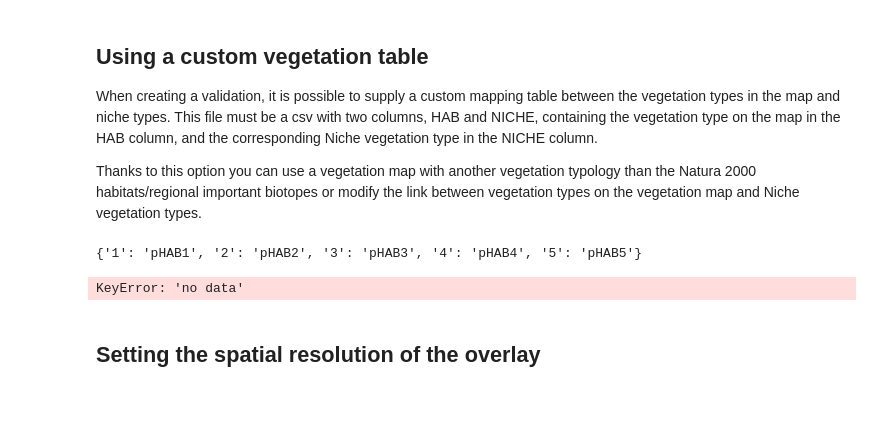
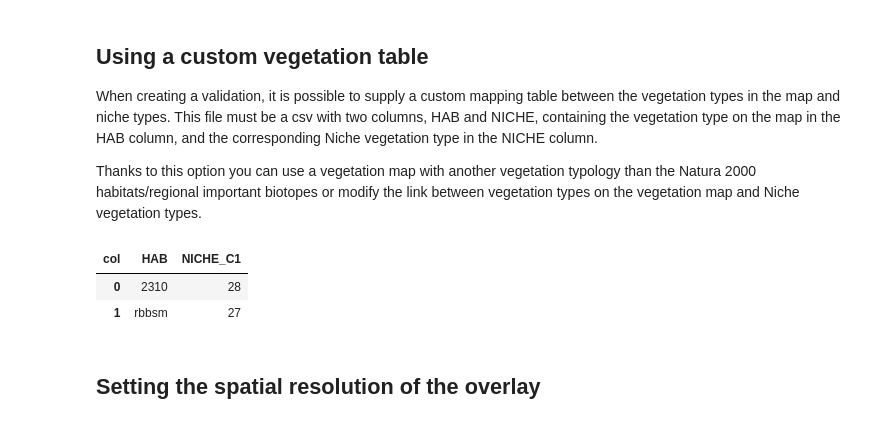
Before and after one commit to inbo/niche_vlaanderen, a Jupyter notebook: docs/validation.ipynb, the cells around one changed output. Cells and saved outputs as stored; diff of their text form; code cells hidden in the pictures.

Commit message:
Fix custom vegetation example

```diff
--- a/docs/validation.ipynb
+++ b/docs/validation.ipynb
@@ -192,11 +188,15 @@ validation1.veg_present
 When creating a validation, it is possible to supply a custom mapping table between the vegetation types in the map and niche types. This file must be a csv with two columns, HAB and NICHE, containing the vegetation type on the map in the HAB column, and the corresponding Niche vegetation type in the NICHE column.
 
 Thanks to this option you can use a vegetation map with another vegetation typology than the Natura 2000 habitats/regional important biotopes or modify the link between vegetation types on the vegetation map and Niche vegetation types.
+# %%
+validation1 = NicheValidation(niche=nv, map="../tests/data/bwk_tiny/bwk_clip.shp",
+                              mapping_file="custom_vegetation.csv")
 # %%
-validation1 = NicheValidation(niche=nv, map="../tests/data/bwk_tiny/bwk_clip.shp", mapping_file="../tests/data/hab_niche_test.csv")
+validation1.mapping
 # %% [output]
-{'1': 'pHAB1', '2': 'pHAB2', '3': 'pHAB3', '4': 'pHAB4', '5': 'pHAB5'}
-KeyError: 'no data'
+| col | HAB | NICHE_C1 |
+| 0 | 2310 | 28 |
+| 1 | rbbsm | 27 |
 # %% [markdown]
 ## Setting the spatial resolution of the overlay
 # %% [markdown]
```
Also changed, not shown: parts of 5 cells of this notebook, 1 other file.
